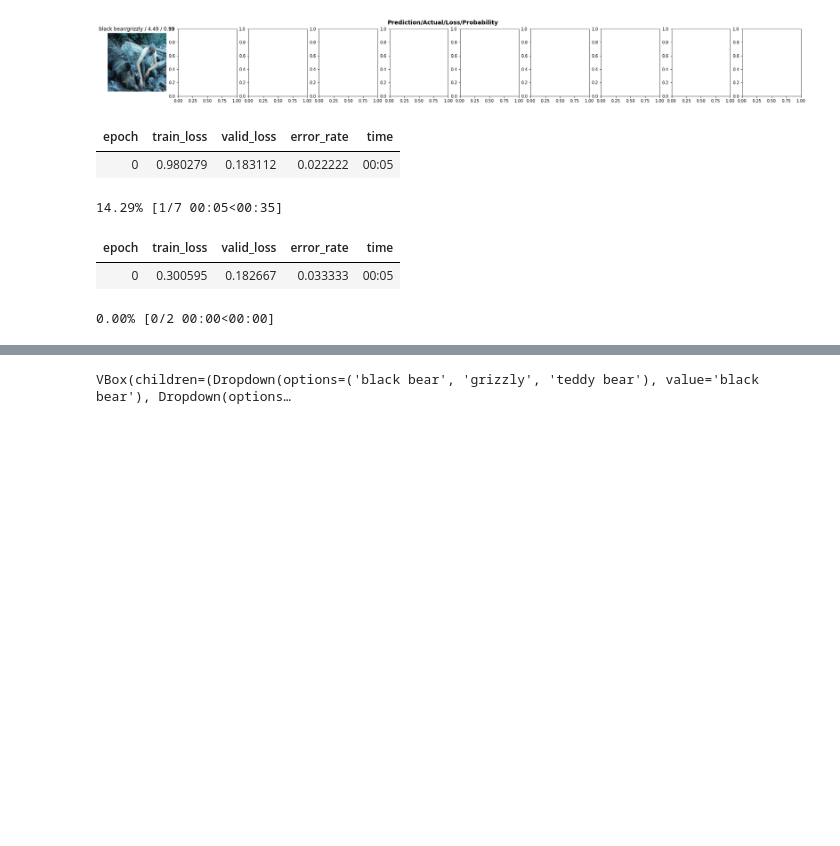
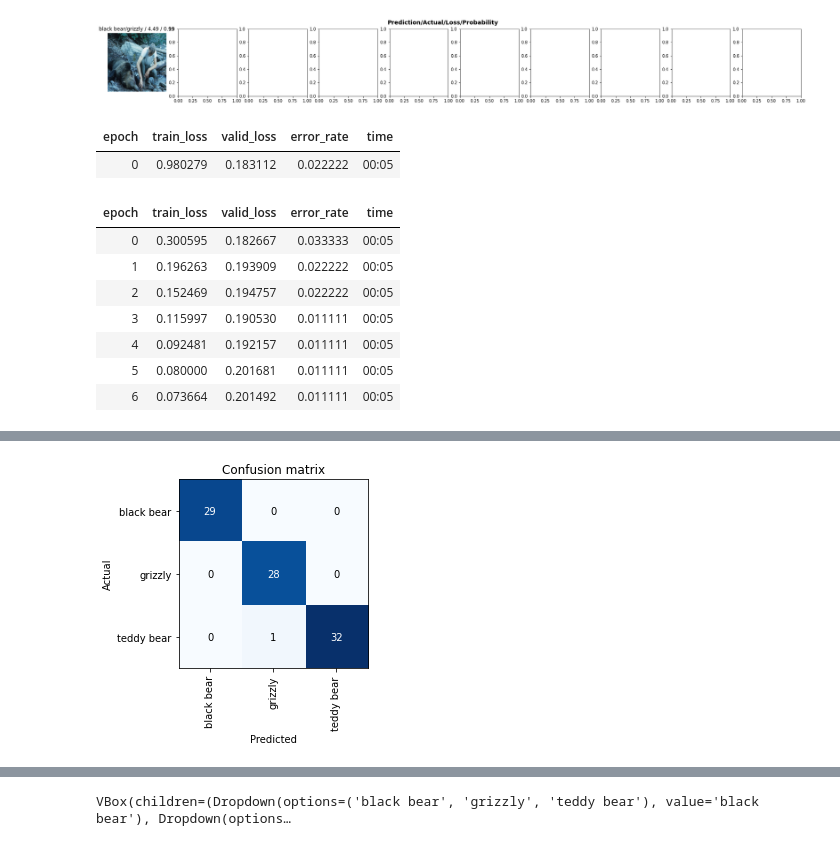
Before and after one commit to Reptilefury/coursera-machine-learning, a Jupyter notebook: FastAi.ipynb, the cells around one changed output, grey strips where cells are left out. Drawn from its saved outputs; the diff is of its cells as text; code cells hidden in the pictures; blank space fills up the shorter version.

```diff
--- a/FastAi.ipynb
+++ b/FastAi.ipynb
@@ -298,15 +311,19 @@ interp.plot_top_losses(10, nrows=1)
 # %%
 bears = bears.new(item_tfms=RandomResizedCrop(224, min_scale=0.5),
                   batch_tfms = aug_transforms())
 dls = bears.dataloaders(path)
 learn = cnn_learner(dls,resnet50, metrics=error_rate)
-learn.fine_tune(7)
+learn.fine_tune(6)
 interp = ClassificationInterpretation.from_learner(learn)
 interp.plot_confusion_matrix()
 # %% [output]
 | epoch | train_loss | valid_loss | error_rate | time |
 | 0 | 0.980279 | 0.183112 | 0.022222 | 00:05 |
-14.29% [1/7 00:05<00:35]
 | epoch | train_loss | valid_loss | error_rate | time |
 | 0 | 0.300595 | 0.182667 | 0.033333 | 00:05 |
+| 1 | 0.196263 | 0.193909 | 0.022222 | 00:05 |
+| 2 | 0.152469 | 0.194757 | 0.022222 | 00:05 |
+| 3 | 0.115997 | 0.190530 | 0.011111 | 00:05 |
+| 4 | 0.092481 | 0.192157 | 0.011111 | 00:05 |
+| 5 | 0.080000 | 0.201681 | 0.011111 | 00:05 |
+| 6 | 0.073664 | 0.201492 | 0.011111 | 00:05 |
-0.00% [0/2 00:00<00:00]
@@ -313,3 +331,4 @@ interp.plot_confusion_matrix()
+[figure, added]
 # %%
 
 from fastai.vision.widgets import*
```
Also changed, not shown: parts of 19 cells of this notebook.
